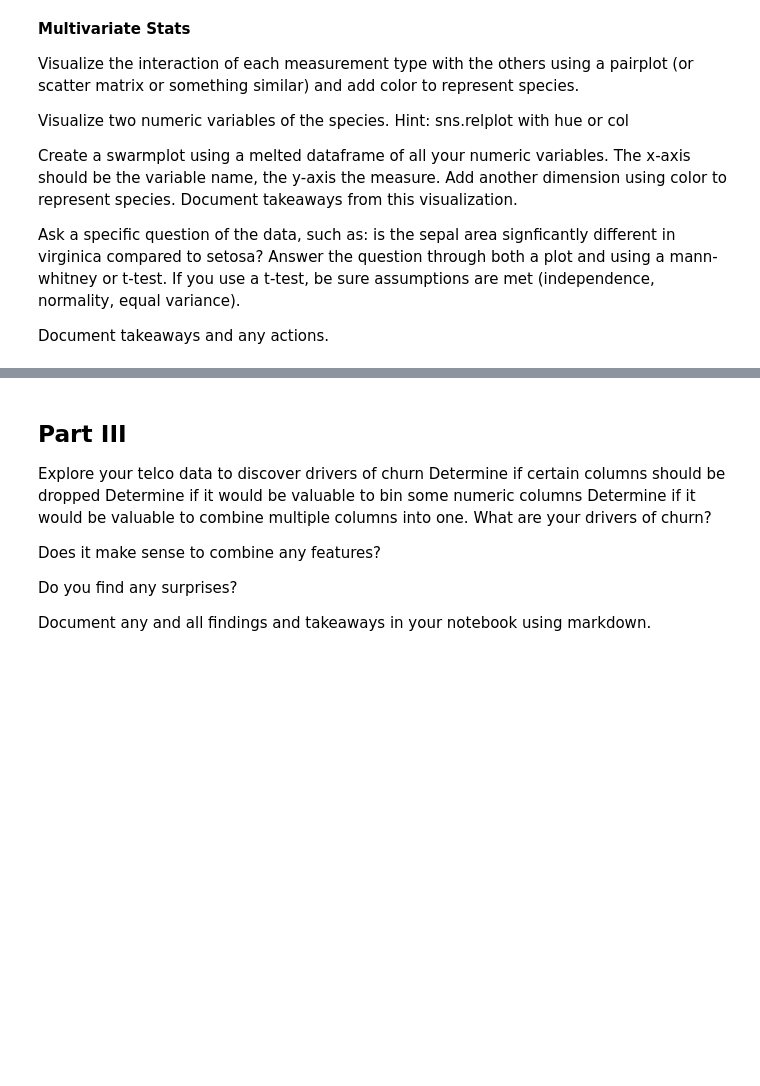
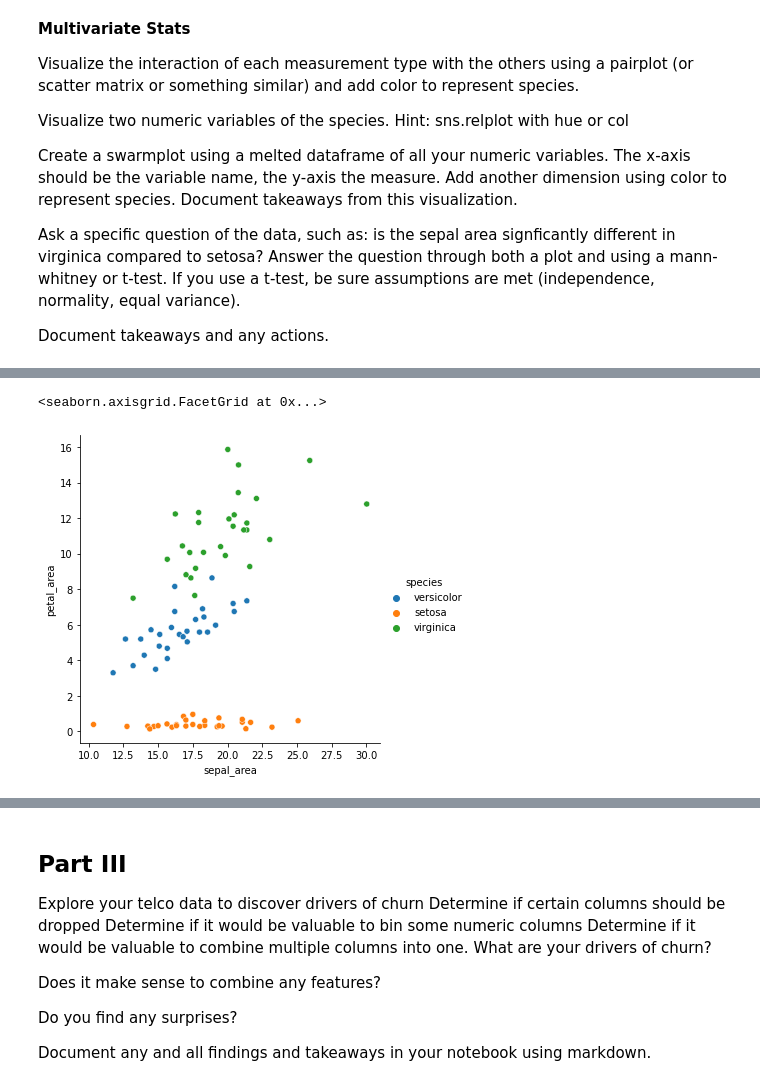
Before and after one commit to CodeupClassroom/noether-classification-exercises, a Jupyter notebook: explore_exercises-wip.ipynb, the cells around one changed output, grey strips where cells are left out. Drawn from its saved outputs; the diff is of its cells as text; code cells hidden in the pictures; blank space fills up the shorter version.

```diff
--- a/explore_exercises-wip.ipynb
+++ b/explore_exercises-wip.ipynb
@@ -346,0 +358,8 @@ Document takeaways and any actions.
+# %%
+train['sepal_area'] = train.sepal_length * train.sepal_width
+train['petal_area'] = train.petal_length * train.petal_width
+
+sns.relplot(x='sepal_area', y='petal_area', data=train, hue='species')
+# %% [output]
+<seaborn.axisgrid.FacetGrid at 0x...>
+[figure, added]
```
Also changed, not shown: parts of 22 cells of this notebook.
